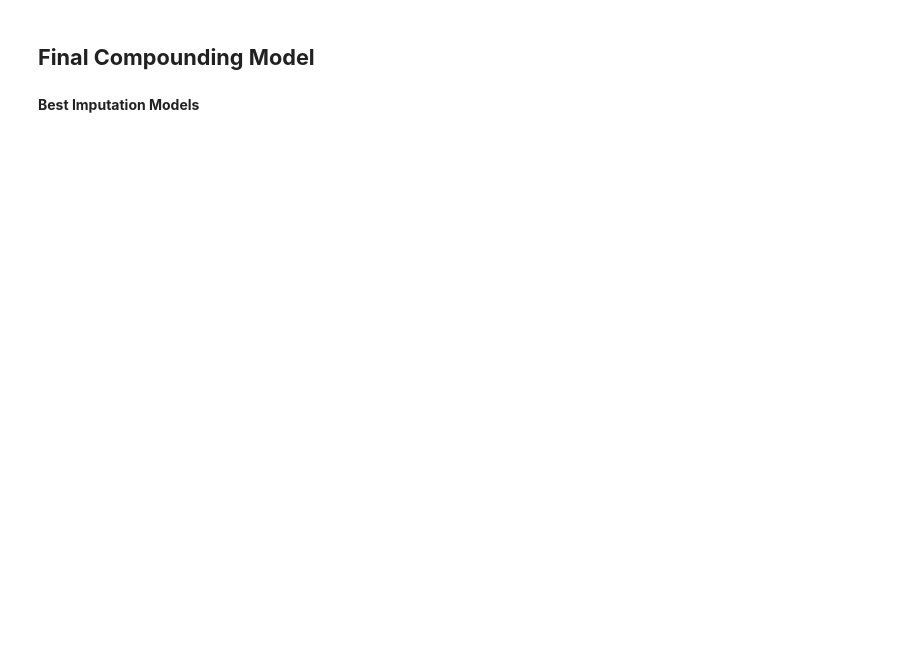
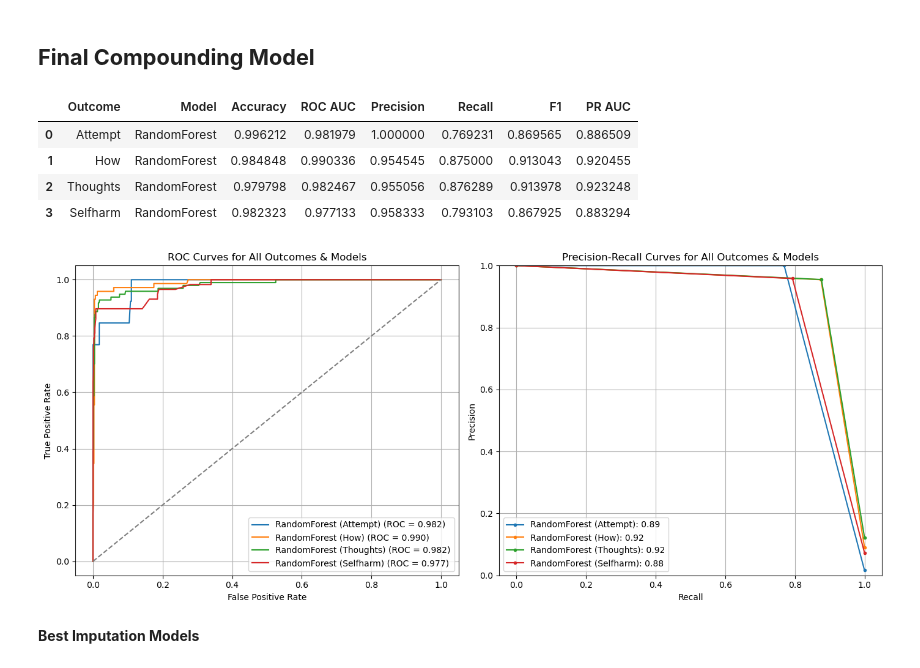
Before and after one commit to ElizabethHZhong/suicide-risk-modeling, a Jupyter notebook: compounding.ipynb, the cells around one changed output. Saved outputs shown, nothing was run; the diff lists cells and outputs as text; code cells hidden in the pictures; blank space fills up the shorter version.

```diff
--- a/compounding.ipynb
+++ b/compounding.ipynb
@@ -1648,7 +1776,7 @@ def stepwise_logistic_regression(X, y, method="both", scoring="recall", forward=
 
     return selected_features, log_reg
 # %%
-df = df_curr
+df = df_one_year
 train_data, test_data = train_test_split(df, test_size=0.2, random_state=24)
 outcomes = ["Attempt", "How", "Thoughts", "Selfharm"]
 pred_year = 1
@@ -1663,7 +1791,9 @@ qs = [
 encoded = "encoded"
 interactions = False
 model_type = "ml"
-prev = False
-best_params_dict = curr_imputation
+prev = True
+curr = True
+# best_params_dict = curr_imputation
+feature_cols, target_col = get_cols(pred_year, outcome, qs, encoded, prev, curr)
 
-stepwise_logistic_regression()
+features, log_reg = stepwise_logistic_regression(train_data[feature_cols], train_data[target_col])
@@ -1697,0 +1848,69 @@ def train_best_model(df, outcome, pred_year, qs, prev, mod, best_params):
+# %%
+final_stats = []
+fig, axes = plt.subplots(1, 2, figsize=(14, 6))
+ax_roc, ax_pr = axes
+
+for mod_key, trained_mod in trained_models.items():
+    mod_name, outcome = mod_key.rsplit("_", 1)
+
+    feature_cols, target_col = get_cols(pred_year, outcome, qs, encoded, prev)
+    X, y = df_2022_2023[feature_cols], df_2022_2023[target_col]
+
+    # Classification
+    y_pred = trained_mod.predict(X)
+    accuracy = accuracy_score(y, y_pred)
+    report = classification_report(y, y_pred, target_names=["no", "yes"], output_dict=True)
+
+    # PR Curve
+    precision, recall, _ = precision_recall_curve(y, y_pred)
+    pr_score = auc(recall, precision)
+    ax_pr.plot(recall, precision, marker='.', label=f'{mod_name} ({outcome}): {pr_score:.2f}')
+
+    # Probabilities for ROC Curve
+    y_pred_proba = trained_mod.predict_proba(X)[:, 1]
+    roc_score = roc_auc_score(y, y_pred_proba)
+    fpr, tpr, _ = roc_curve(y, y_pred_proba)
+    ax_roc.plot(fpr, tpr, label=f"{mod_name} ({outcome}) (ROC = {roc_score:.3f})")
+
+    # Store results
+    final_stats.append({
+        "Outcome": outcome,
+        "Model": mod_name,
+        "Accuracy": accuracy,
+        "ROC AUC": roc_score,
+        "Precision": report["yes"]["precision"],
+        "Recall": report["yes"]["recall"],
+        "F1": report["yes"]["f1-score"],
+        "PR AUC": pr_score,
+    })
+
+# Display final test results
+display(pd.DataFrame(final_stats))
+
+# Finalizing the ROC subplot
+ax_roc.plot([0, 1], [0, 1], linestyle='--', color='gray')
+ax_roc.set_xlabel("False Positive Rate")
+ax_roc.set_ylabel("True Positive Rate")
+ax_roc.set_title("ROC Curves for All Outcomes & Models")
+ax_roc.legend(loc="lower right")
+ax_roc.grid(True)
+
+# Finalizing the PR subplot
+ax_pr.plot([0, 0], [1, 1], linestyle='--', color='gray')
+ax_pr.set_xlabel('Recall')
+ax_pr.set_ylabel('Precision')
+ax_pr.set_ylim(0, 1)
+ax_pr.set_title("Precision-Recall Curves for All Outcomes & Models")
+ax_pr.legend()
+ax_pr.grid(True)
+
+# Show both subplots
+plt.tight_layout()
+plt.show()
+# %% [output]
+|  | Outcome | Model | Accuracy | ROC AUC | Precision | Recall | F1 | PR AUC |
+| 0 | Attempt | RandomForest | 0.996212 | 0.981979 | 1.000000 | 0.769231 | 0.869565 | 0.886509 |
+| 1 | How | RandomForest | 0.984848 | 0.990336 | 0.954545 | 0.875000 | 0.913043 | 0.920455 |
+| 2 | Thoughts | RandomForest | 0.979798 | 0.982467 | 0.955056 | 0.876289 | 0.913978 | 0.923248 |
+| 3 | Selfharm | RandomForest | 0.982323 | 0.977133 | 0.958333 | 0.793103 | 0.867925 | 0.883294 |
+[figure, added]
```
Also changed, not shown: parts of 19 cells of this notebook.
